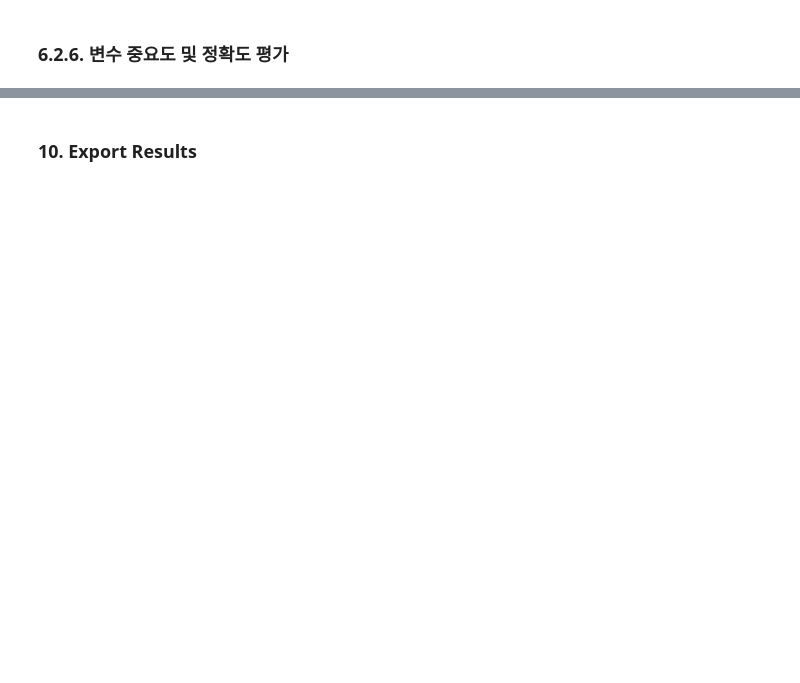
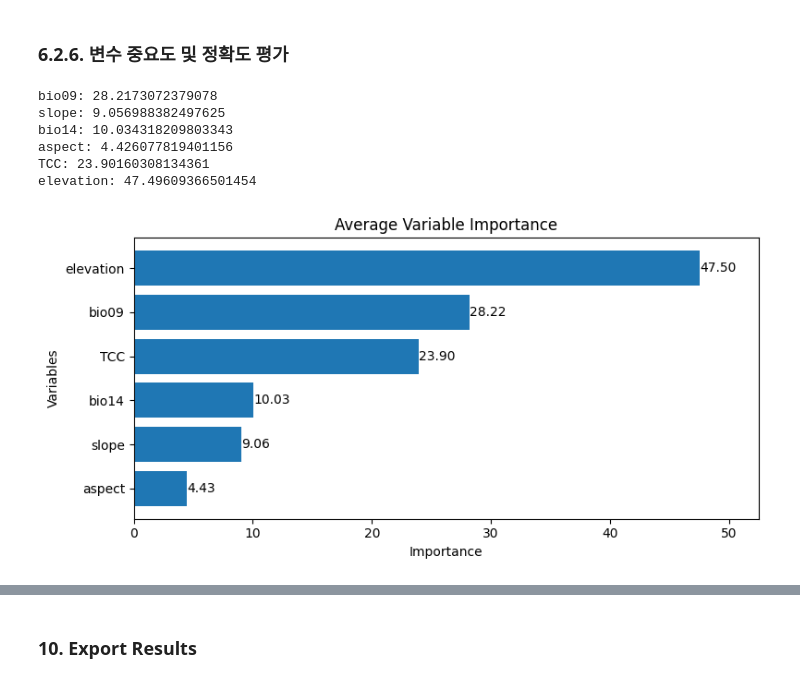
Before and after one commit to osgeokr/GEE-PAM-Book, a Jupyter notebook: Chapter6_Species_Distribution_Modeling.ipynb, the cells around one changed output, grey strips where cells are left out. Saved outputs shown, nothing was run; the diff lists cells and outputs as text; code cells hidden in the pictures; blank space fills up the shorter version.

```diff
--- a/Chapter6_Species_Distribution_Modeling.ipynb
+++ b/Chapter6_Species_Distribution_Modeling.ipynb
@@ -506,18 +598,7 @@ numiter = 10
 # %%
-runif = lambda length: [random.randint(1, 1000) for _ in range(length)]
-
+split = 0.7
+numiter = 10
+runif = lambda length: [random.randint(1, 1000) \
+                        for _ in range(length)] # 시드
 items = runif(numiter)
 # items = [287, 288, 553, 226, 151, 255, 902, 267, 419, 538]
-
-results_list = []
-importances_list = []
-
-for item in runif(numiter):
-    result, trained = SDM(item)
-
-    results_list.extend(result)
-
-    importance = ee.Dictionary(trained.explain()).get('importance')
-    importances_list.extend(importance.getInfo().items())
-
-results = ee.List(results_list).flatten()
@@ -589,3 +667,53 @@ plt.show()
 # %% [markdown]
 ### 6.2.6. 변수 중요도 및 정확도 평가
+# %%
+# 각 변수 중요도 값을 리스트로 추출
+variables = [item[0] for item in importances_list]
+importances = [item[1] for item in importances_list]
+
+# 변수 중요도 평균 계산
+average_importances = {}
+for variable in set(variables):
+    indices = [i for i, var in enumerate(variables) if var == variable]
+    average_importance = np.mean([importances[i] for i in indices])
+    average_importances[variable] = average_importance
+
+# 평균 변수 중요도 출력
+for variable, avg_importance in average_importances.items():
+    print(f"{variable}: {avg_importance}")
+# %% [output]
+bio09: 28.2173072379078
+slope: 9.056988382497625
+bio14: 10.034318209803343
+aspect: 4.426077819401156
+TCC: 23.90160308134361
+elevation: 47.49609366501454
+# %%
+# 변수 중요도가 높은 순으로 정렬
+sorted_importances = sorted(average_importances.items(),
+                            key=lambda x: x[1], reverse=False)
+variables = [item[0] for item in sorted_importances]
+avg_importances = [item[1] for item in sorted_importances]
+
+# 그래프 크기 조절
+plt.figure(figsize=(8, 4))  # 원하는 크기로 조절
+
+# 막대그래프로 평균 중요도 출력
+plt.barh(variables, avg_importances)
+plt.xlabel('Importance')
+plt.ylabel('Variables')
+plt.title('Average Variable Importance')
+
+# 막대 위에 수치 표시
+for i, v in enumerate(avg_importances):
+    plt.text(v + 0.02, i, f"{v:.2f}", va='center')
+
+# x축 범위 조정
+plt.xlim(0, max(avg_importances) + 5)  # 원하는 범위로 조절
+
+plt.tight_layout()
+plt.savefig('variable_importance.png')
+plt.show()
+# %% [output]
+[figure, added]
 # %%
```
Also changed, not shown: parts of 41 cells of this notebook.
